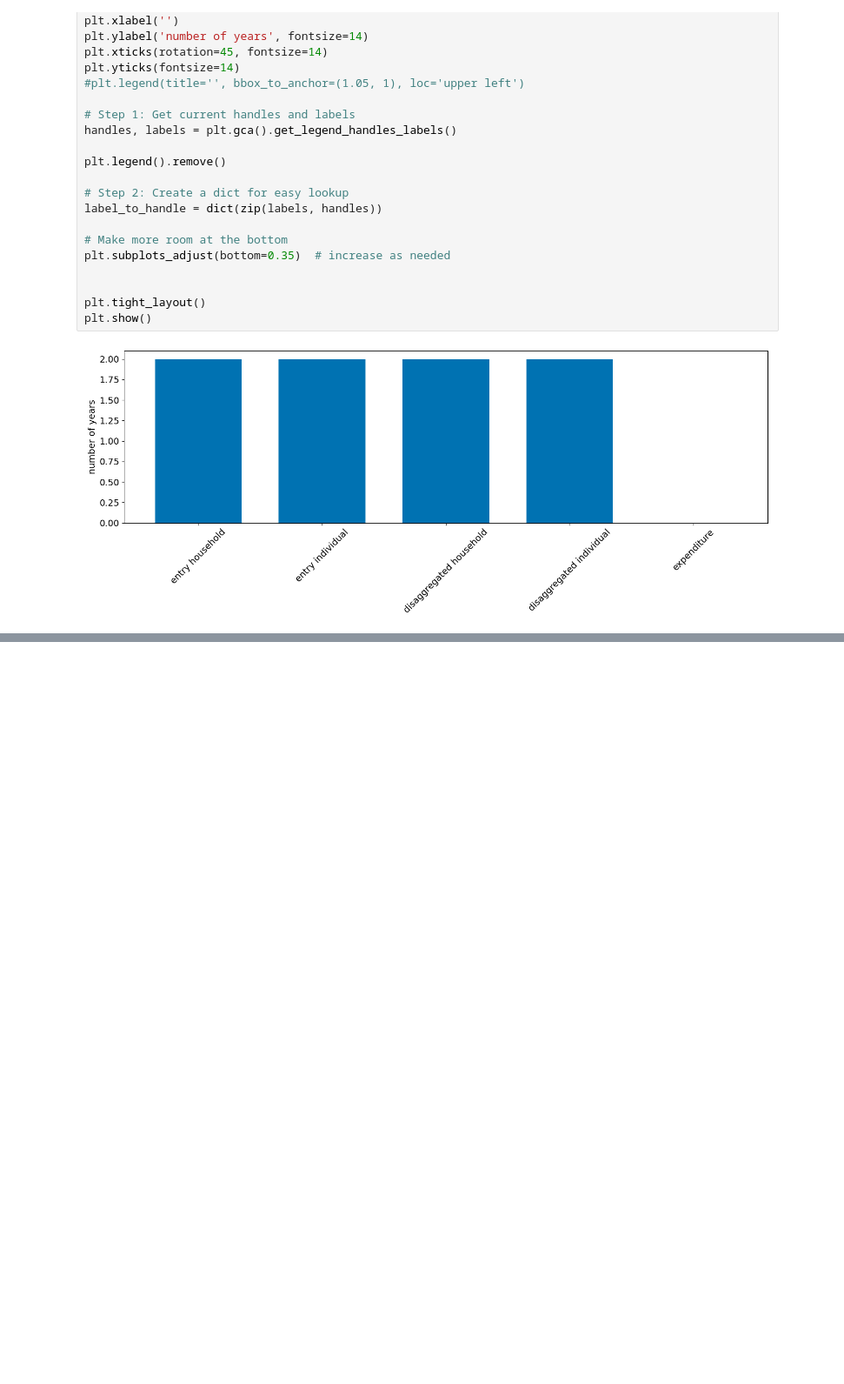
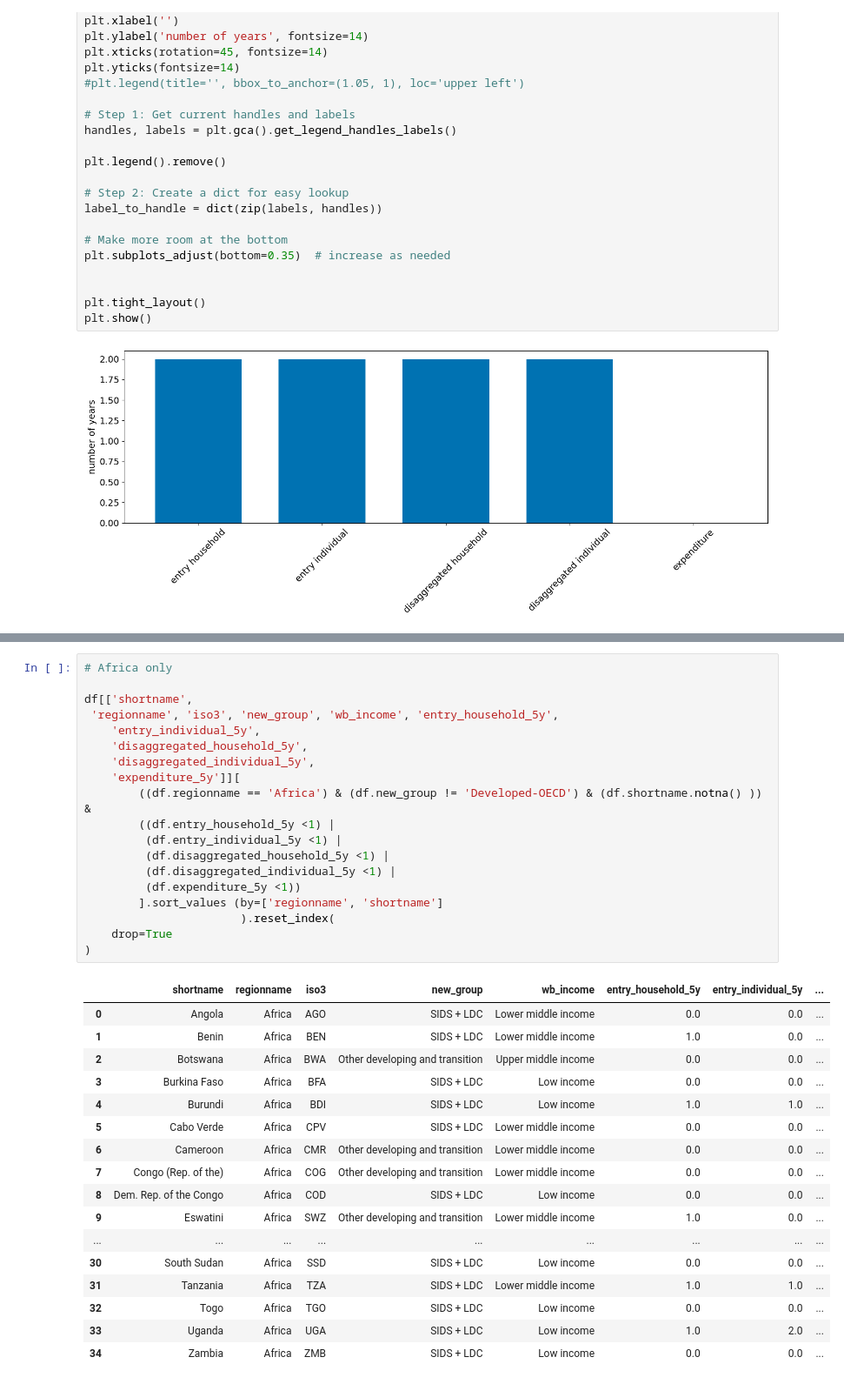
Before and after one commit to dianakorka/statistical_capacity, a Jupyter notebook: HH_capacity_index.ipynb, the cells around one changed output, grey strips where cells are left out. Shown at 87% size. Cells and saved outputs as stored; diff of their text form; blank space fills up the shorter version.

```diff
--- a/HH_capacity_index.ipynb
+++ b/HH_capacity_index.ipynb
@@ -3565,0 +3613,37 @@ plt.show()
+# %%
+# Africa only
+
+df[['shortname',
+ 'regionname', 'iso3', 'new_group', 'wb_income', 'entry_household_5y',
+    'entry_individual_5y',
+    'disaggregated_household_5y',
+    'disaggregated_individual_5y',
+    'expenditure_5y']][
+        ((df.regionname == 'Africa') & (df.new_group != 'Developed-OECD') & (df.shortname.notna() )) &
+        ((df.entry_household_5y <1) |
+         (df.entry_individual_5y <1) |
+         (df.disaggregated_household_5y <1) |
+         (df.disaggregated_individual_5y <1) |
+         (df.expenditure_5y <1))
+        ].sort_values (by=['regionname', 'shortname']
+                       ).reset_index(
+    drop=True
+)
+# %% [output]
+|  | shortname | regionname | iso3 | new_group | wb_income | entry_household_5y | entry_individual_5y | ... |
+| 0 | Angola | Africa | AGO | SIDS + LDC | Lower middle income | 0.0 | 0.0 | ... |
+| 1 | Benin | Africa | BEN | SIDS + LDC | Lower middle income | 1.0 | 0.0 | ... |
+| 2 | Botswana | Africa | BWA | Other developing and transition | Upper middle income | 0.0 | 0.0 | ... |
+| 3 | Burkina Faso | Africa | BFA | SIDS + LDC | Low income | 0.0 | 0.0 | ... |
+| 4 | Burundi | Africa | BDI | SIDS + LDC | Low income | 1.0 | 1.0 | ... |
+| 5 | Cabo Verde | Africa | CPV | SIDS + LDC | Lower middle income | 0.0 | 0.0 | ... |
+| 6 | Cameroon | Africa | CMR | Other developing and transition | Lower middle income | 0.0 | 0.0 | ... |
+| 7 | Congo (Rep. of the) | Africa | COG | Other developing and transition | Lower middle income | 0.0 | 0.0 | ... |
+| 8 | Dem. Rep. of the Congo | Africa | COD | SIDS + LDC | Low income | 0.0 | 0.0 | ... |
+| 9 | Eswatini | Africa | SWZ | Other developing and transition | Lower middle income | 1.0 | 0.0 | ... |
+| ... | ... | ... | ... | ... | ... | ... | ... | ... |
+| 30 | South Sudan | Africa | SSD | SIDS + LDC | Low income | 0.0 | 0.0 | ... |
+| 31 | Tanzania | Africa | TZA | SIDS + LDC | Lower middle income | 1.0 | 1.0 | ... |
+| 32 | Togo | Africa | TGO | SIDS + LDC | Low income | 0.0 | 0.0 | ... |
+| 33 | Uganda | Africa | UGA | SIDS + LDC | Low income | 1.0 | 2.0 | ... |
+| 34 | Zambia | Africa | ZMB | SIDS + LDC | Low income | 0.0 | 0.0 | ... |
```
Also changed, not shown: parts of 12 cells of this notebook.
